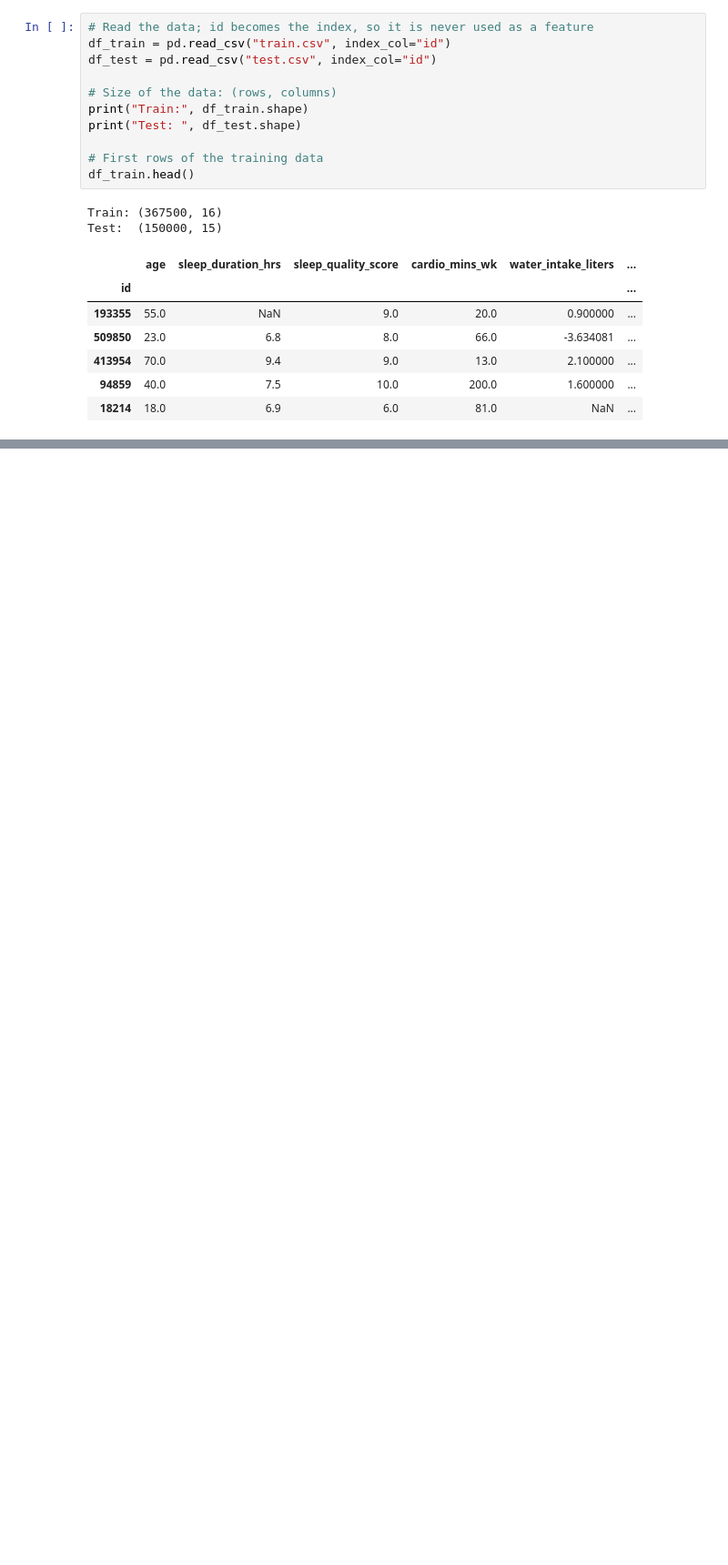
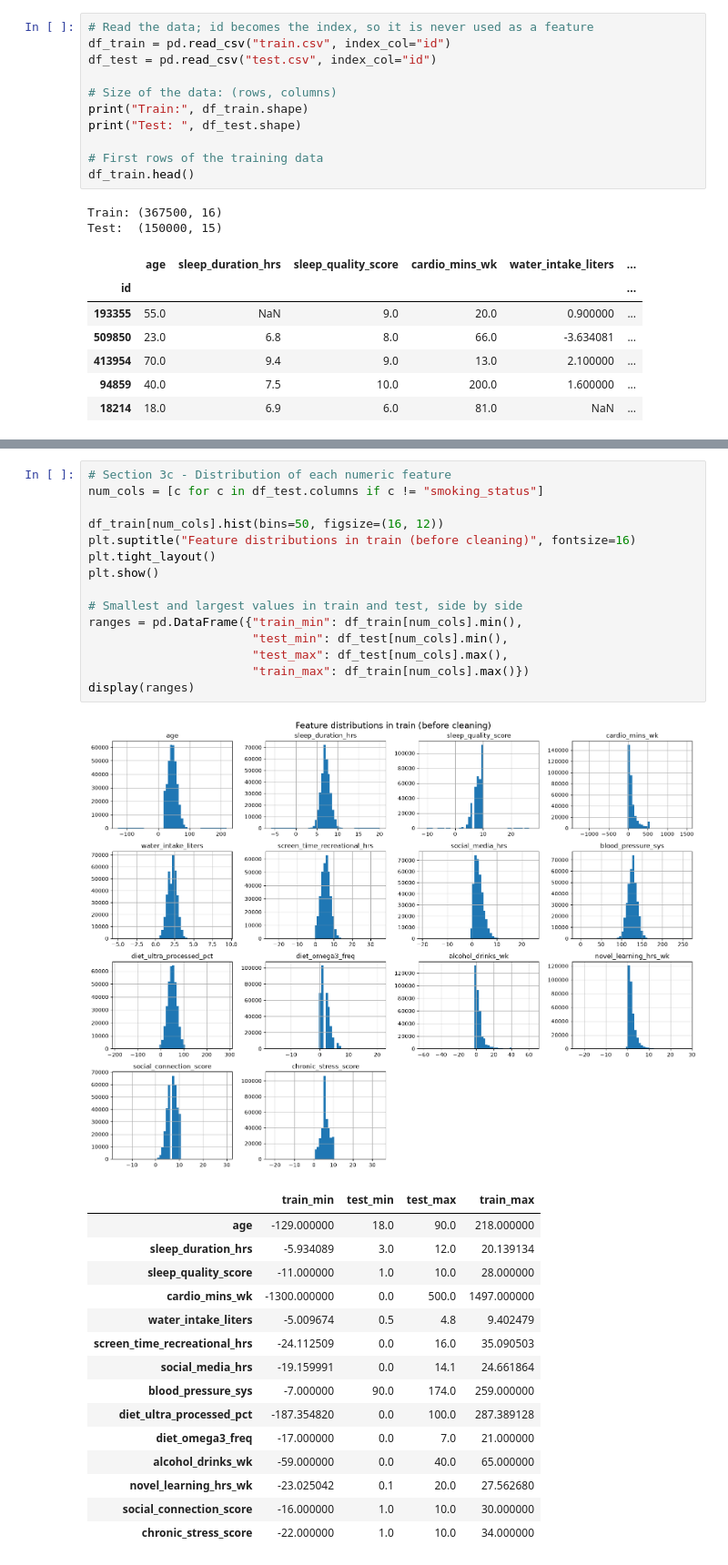
Before and after one commit to kacoew/DAT200-CAs, a Jupyter notebook: CA05_26H/CA5_Group6.ipynb, the cells around one changed output, grey strips where cells are left out. Shown at 91% size. Cells and saved outputs as stored; diff of their text form; blank space fills up the shorter version.

```diff
--- a/CA05_26H/CA5_Group6.ipynb
+++ b/CA05_26H/CA5_Group6.ipynb
@@ -71,0 +162,32 @@ Test:  (150000, 15)
+# %%
+# Section 3c - Distribution of each numeric feature
+num_cols = [c for c in df_test.columns if c != "smoking_status"]
+
+df_train[num_cols].hist(bins=50, figsize=(16, 12))
+plt.suptitle("Feature distributions in train (before cleaning)", fontsize=16)
+plt.tight_layout()
+plt.show()
+
+# Smallest and largest values in train and test, side by side
+ranges = pd.DataFrame({"train_min": df_train[num_cols].min(),
+                       "test_min": df_test[num_cols].min(),
+                       "test_max": df_test[num_cols].max(),
+                       "train_max": df_train[num_cols].max()})
+display(ranges)
+# %% [output]
+[figure, added]
+|  | train_min | test_min | test_max | train_max |
+| age | -129.000000 | 18.0 | 90.0 | 218.000000 |
+| sleep_duration_hrs | -5.934089 | 3.0 | 12.0 | 20.139134 |
+| sleep_quality_score | -11.000000 | 1.0 | 10.0 | 28.000000 |
+| cardio_mins_wk | -1300.000000 | 0.0 | 500.0 | 1497.000000 |
+| water_intake_liters | -5.009674 | 0.5 | 4.8 | 9.402479 |
+| screen_time_recreational_hrs | -24.112509 | 0.0 | 16.0 | 35.090503 |
+| social_media_hrs | -19.159991 | 0.0 | 14.1 | 24.661864 |
+| blood_pressure_sys | -7.000000 | 90.0 | 174.0 | 259.000000 |
+| diet_ultra_processed_pct | -187.354820 | 0.0 | 100.0 | 287.389128 |
+| diet_omega3_freq | -17.000000 | 0.0 | 7.0 | 21.000000 |
+| alcohol_drinks_wk | -59.000000 | 0.0 | 40.0 | 65.000000 |
+| novel_learning_hrs_wk | -23.025042 | 0.1 | 20.0 | 27.562680 |
+| social_connection_score | -16.000000 | 1.0 | 10.0 | 30.000000 |
+| chronic_stress_score | -22.000000 | 1.0 | 10.0 | 34.000000 |
```
Also changed, not shown: parts of 29 cells of this notebook.
